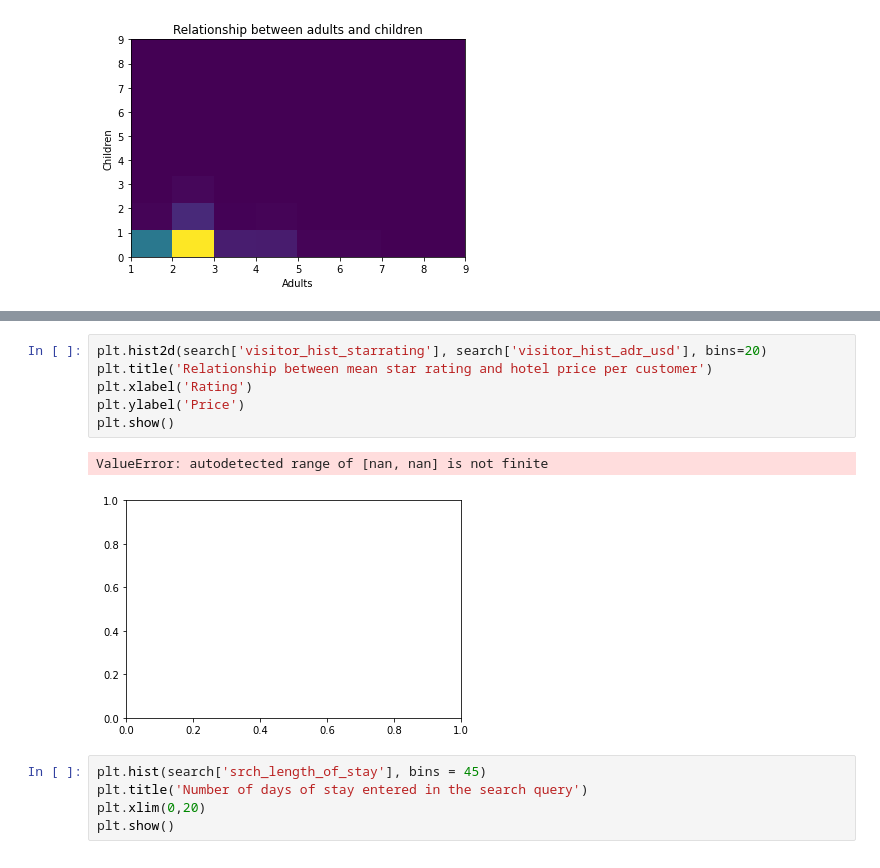
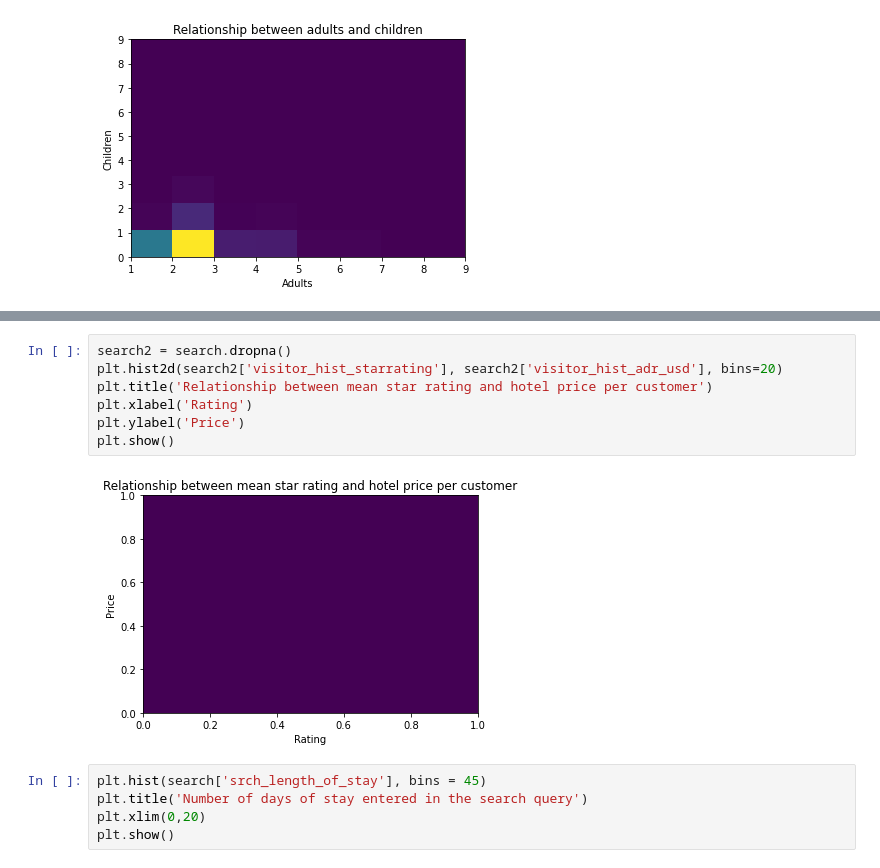
Before and after one commit to Heleenoudenijhuis/Datamining, a Jupyter notebook: Hotel_data_mining_EXPLORATION.ipynb, the cells around one changed output, grey strips where cells are left out. Cells and saved outputs as stored; diff of their text form.

```diff
--- a/Hotel_data_mining_EXPLORATION.ipynb
+++ b/Hotel_data_mining_EXPLORATION.ipynb
@@ -120,12 +171,12 @@ plt.show()
 # %%
-plt.hist2d(search['visitor_hist_starrating'], search['visitor_hist_adr_usd'], bins=20)
+search2 = search.dropna()
+plt.hist2d(search2['visitor_hist_starrating'], search2['visitor_hist_adr_usd'], bins=20)
 plt.title('Relationship between mean star rating and hotel price per customer')
 plt.xlabel('Rating')
 plt.ylabel('Price')
 plt.show()
 # %% [output]
-ValueError: autodetected range of [nan, nan] is not finite
-[figure, old version]
+[figure, new version]
 # %%
 plt.hist(search['srch_length_of_stay'], bins = 45)
 plt.title('Number of days of stay entered in the search query')
```
Also changed, not shown: parts of 3 cells of this notebook.
